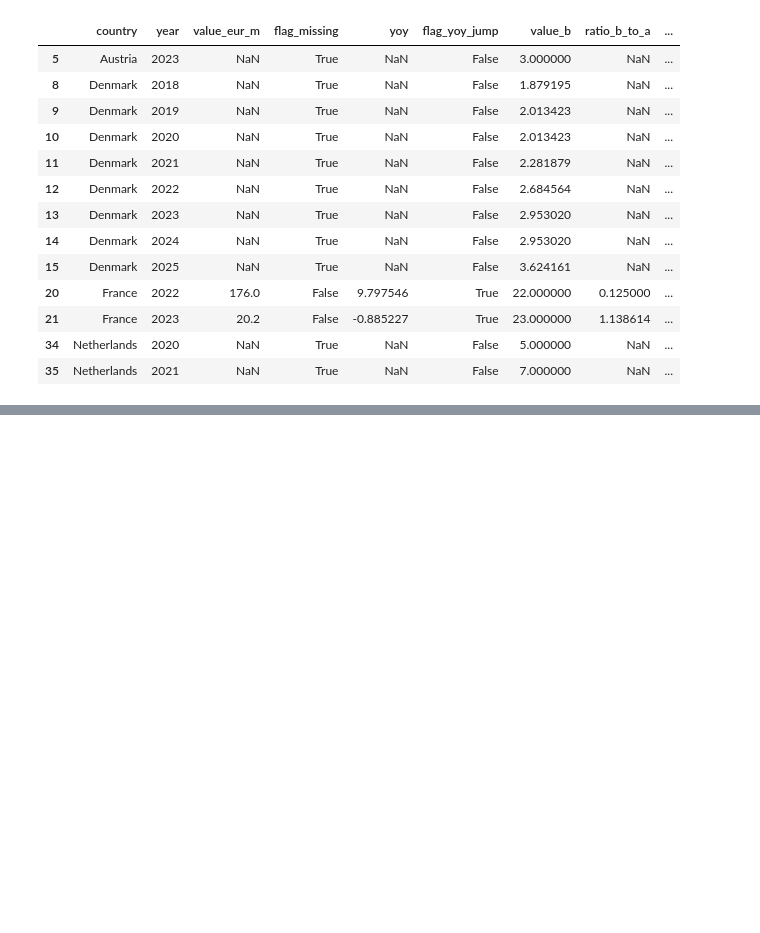
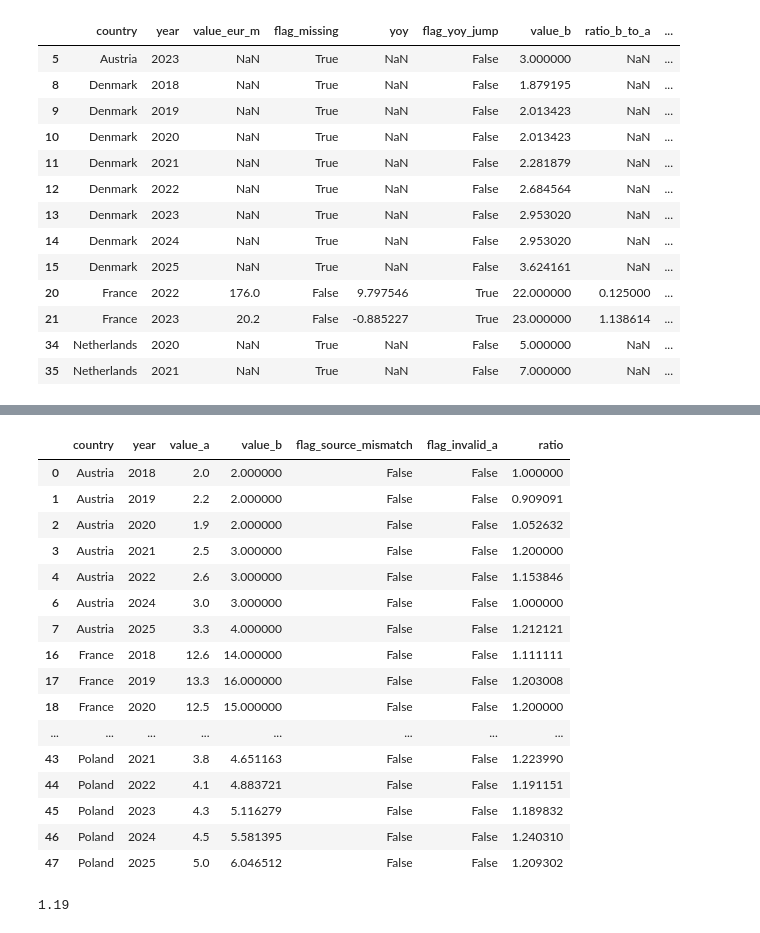
Before and after one commit to roshansrini26/analytics, a Jupyter notebook: market_analysis.ipynb, the cells around one changed output, grey strips where cells are left out. Saved outputs shown, nothing was run; the diff lists cells and outputs as text; code cells hidden in the pictures; blank space fills up the shorter version.

```diff
--- a/market_analysis.ipynb
+++ b/market_analysis.ipynb
@@ -281,2 +301,7 @@ qa[qa[flag_cols].any(axis=1)]
 # %%
 #Reconcile two sources
+m = qa[["country", "year", "value_eur_m", "value_b", "flag_source_mismatch"]].copy()
+m = m.rename(columns={"value_eur_m": "value_a"})
+
+m["flag_invalid_a"] = m["flag_source_mismatch"]
+m.loc[m["flag_invalid_a"], "value_a"] = float("nan")
@@ -282,0 +320,7 @@ qa[qa[flag_cols].any(axis=1)]
+# %%
+#measure scaling factor per country
+scales = m.dropna(subset=["value_a","value_b"]).copy()
+scales["ratio"] = scales["value_b"] / scales["value_a"]
+
+factor_table = scales.groupby("country")["ratio"].agg(["median","std","count"]).round(3)
+factor_table
@@ -282,0 +335,26 @@ qa[qa[flag_cols].any(axis=1)]
+# %%
+scales
+# %% [output]
+|  | country | year | value_a | value_b | flag_source_mismatch | flag_invalid_a | ratio |
+| 0 | Austria | 2018 | 2.0 | 2.000000 | False | False | 1.000000 |
+| 1 | Austria | 2019 | 2.2 | 2.000000 | False | False | 0.909091 |
+| 2 | Austria | 2020 | 1.9 | 2.000000 | False | False | 1.052632 |
+| 3 | Austria | 2021 | 2.5 | 3.000000 | False | False | 1.200000 |
+| 4 | Austria | 2022 | 2.6 | 3.000000 | False | False | 1.153846 |
+| 6 | Austria | 2024 | 3.0 | 3.000000 | False | False | 1.000000 |
+| 7 | Austria | 2025 | 3.3 | 4.000000 | False | False | 1.212121 |
+| 16 | France | 2018 | 12.6 | 14.000000 | False | False | 1.111111 |
+| 17 | France | 2019 | 13.3 | 16.000000 | False | False | 1.203008 |
+| 18 | France | 2020 | 12.5 | 15.000000 | False | False | 1.200000 |
+| ... | ... | ... | ... | ... | ... | ... | ... |
+| 43 | Poland | 2021 | 3.8 | 4.651163 | False | False | 1.223990 |
+| 44 | Poland | 2022 | 4.1 | 4.883721 | False | False | 1.191151 |
+| 45 | Poland | 2023 | 4.3 | 5.116279 | False | False | 1.189832 |
+| 46 | Poland | 2024 | 4.5 | 5.581395 | False | False | 1.240310 |
+| 47 | Poland | 2025 | 5.0 | 6.046512 | False | False | 1.209302 |
+# %%
+#decide factor for each country
+global_factor = scales["ratio"].median()
+print(round(global_factor, 3))
+# %% [output]
+1.19
```
Also changed, not shown: parts of 31 cells of this notebook, 1 other file.
